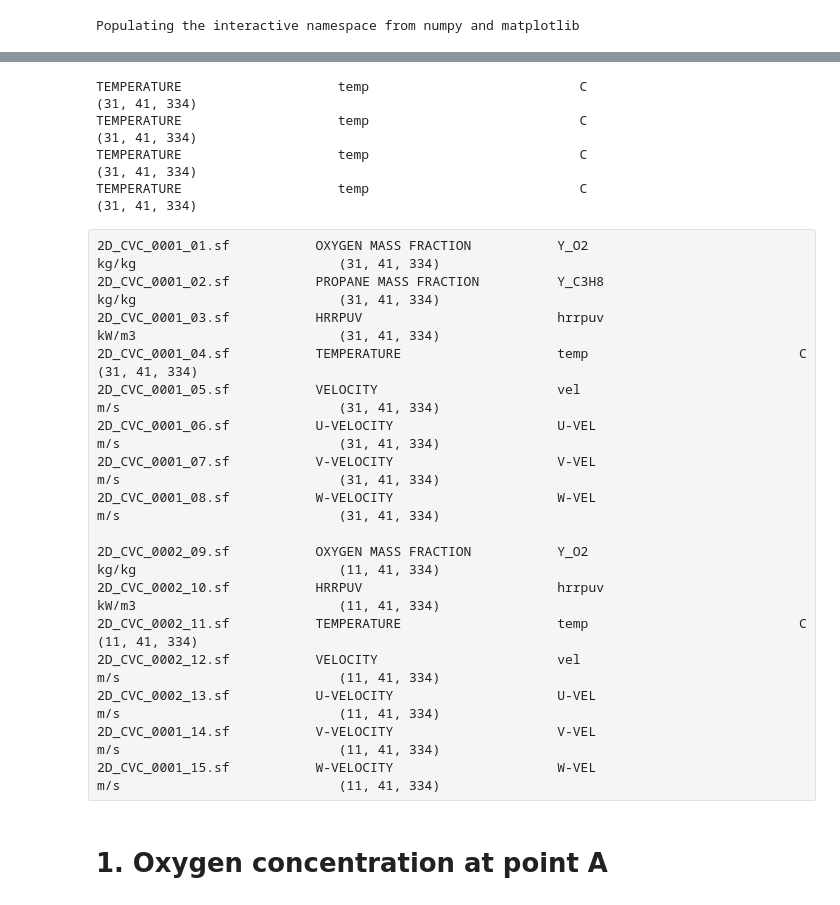
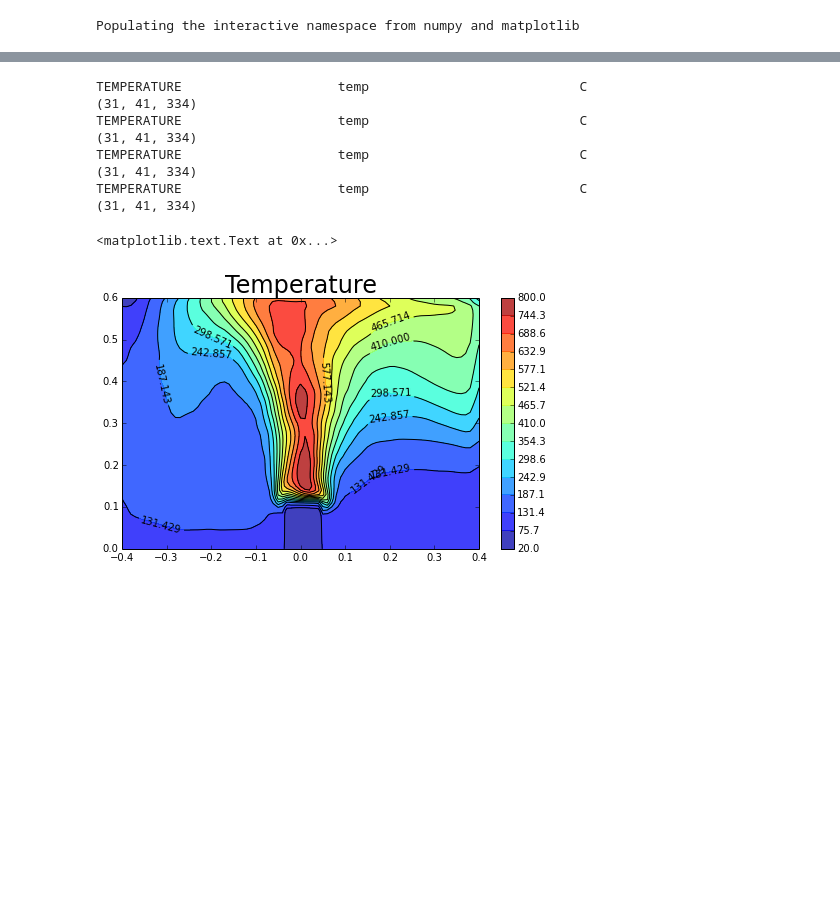
Before and after one commit to cooperhe/2D_CVC, a Jupyter notebook: 2D_simulation_result_visualization.ipynb, the cells around one changed output, grey strips where cells are left out. Cells and saved outputs as stored; diff of their text form; code cells hidden in the pictures; blank space fills up the shorter version.

```diff
--- a/2D_simulation_result_visualization.ipynb
+++ b/2D_simulation_result_visualization.ipynb
@@ -65,46 +82,44 @@ def readslcf(fname,Tstart,Tend,Tstep):
     fid.close()
     return T
 # %%
-fname1='E:\\201409CVC_2D_FDSmodelling\\Copy_sever\\2D_CVC\\V30\\1800\\2D_CVC_0001_04.sf'
-fname2='E:\\201409CVC_2D_FDSmodelling\\Copy_sever\\2D_CVC\\V30\\1800\\2D_CVC_0002_04.sf'
-fname3='E:\\201409CVC_2D_FDSmodelling\\Copy_sever\\2D_CVC\\V30\\1800\\2D_CVC_0003_04.sf'
-fname4='E:\\201409CVC_2D_FDSmodelling\\Copy_sever\\2D_CVC\\V30\\1800\\2D_CVC_0004_04.sf'
+fname1='E:\\201409CVC_2D_FDSmodelling\\Copy_sever\\2D_CVC\\V40\\2700\\2D_CVC_0001_04.sf'
+fname2='E:\\201409CVC_2D_FDSmodelling\\Copy_sever\\2D_CVC\\V40\\2700\\2D_CVC_0002_04.sf'
+fname3='E:\\201409CVC_2D_FDSmodelling\\Copy_sever\\2D_CVC\\V40\\2700\\2D_CVC_0003_04.sf'
+fname4='E:\\201409CVC_2D_FDSmodelling\\Copy_sever\\2D_CVC\\V40\\2700\\2D_CVC_0004_04.sf'
 Tstart=200
 Tend=300
 Tstep=1
 
 T1=readslcf(fname1,Tstart,Tend,Tstep)
 T2=readslcf(fname2,Tstart,Tend,Tstep)
 T3=readslcf(fname3,Tstart,Tend,Tstep)
 T4=readslcf(fname4,Tstart,Tend,Tstep)
 
 TT1=np.concatenate((T1,T2[1:,:,:]),axis=0)
 TT2=np.concatenate((T3,T4[1:,:,:]),axis=0)
 TT=np.concatenate((TT1,TT2[:,1:,:]),axis=1)
+
+x = np.linspace(-0.4, 0.4, 81)
+y = np.linspace(0, 0.6, 61)
+X, Y = np.meshgrid(x, y)
+
+fig = figure(figsize=(8,4.5))
+
+v = np.linspace(20, 800, 15, endpoint=True)
+contourf(X, Y, mean(TT, axis=2), v, alpha=.75, cmap='jet')
+colorbar(ticks=v)
+CS=contour(X, Y, mean(TT, axis=2), v, colors='black', linewidth=.5)
+manual_locations = [(-0.3, 0.1), (-0.3, 0.4), (-0.2, 0.45), (-0.2, 0.5), (0.2, 0.55), (0.2, 0.5), (0.2, 0.35), \
+                    (0.2, 0.3), (0.2, 0.2), (0.2, 0.1), (0.05, 0.4)]
+clabel(CS, inline=1, fontsize=10, manual=manual_locations)
+title('Temperature',size=24)
 # %% [output]
 TEMPERATURE                    temp                           C                              (31, 41, 334)
 TEMPERATURE                    temp                           C                              (31, 41, 334)
 TEMPERATURE                    temp                           C                              (31, 41, 334)
 TEMPERATURE                    temp                           C                              (31, 41, 334)
+<matplotlib.text.Text at 0x...>
+[figure, added]
-# %% [raw]
-2D_CVC_0001_01.sf           OXYGEN MASS FRACTION           Y_O2                           kg/kg                          (31, 41, 334)
-2D_CVC_0001_02.sf           PROPANE MASS FRACTION          Y_C3H8                         kg/kg                          (31, 41, 334)
-2D_CVC_0001_03.sf           HRRPUV                         hrrpuv                         kW/m3                          (31, 41, 334)
-2D_CVC_0001_04.sf           TEMPERATURE                    temp                           C                              (31, 41, 334)
-2D_CVC_0001_05.sf           VELOCITY                       vel                            m/s                            (31, 41, 334)
-2D_CVC_0001_06.sf           U-VELOCITY                     U-VEL                          m/s                            (31, 41, 334)
-2D_CVC_0001_07.sf           V-VELOCITY                     V-VEL                          m/s                            (31, 41, 334)
-2D_CVC_0001_08.sf           W-VELOCITY                     W-VEL                          m/s                            (31, 41, 334)
-
-2D_CVC_0002_09.sf           OXYGEN MASS FRACTION           Y_O2                           kg/kg                          (11, 41, 334)
-2D_CVC_0002_10.sf           HRRPUV                         hrrpuv                         kW/m3                          (11, 41, 334)
-2D_CVC_0002_11.sf           TEMPERATURE                    temp                           C                              (11, 41, 334)
-2D_CVC_0002_12.sf           VELOCITY                       vel                            m/s                            (11, 41, 334)
-2D_CVC_0002_13.sf           U-VELOCITY                     U-VEL                          m/s                            (11, 41, 334)
-2D_CVC_0001_14.sf           V-VELOCITY                     V-VEL                          m/s                            (11, 41, 334)
-2D_CVC_0001_15.sf           W-VELOCITY                     W-VEL                          m/s                            (11, 41, 334)
-# %% [markdown]
-# 1. Oxygen concentration at point A
 # %%
 Qv20=array([360,450,540])
 Qv30=array([540,639,752,918,1290,1800])
```
Also changed, not shown: parts of 15 cells of this notebook, 1 other file.
